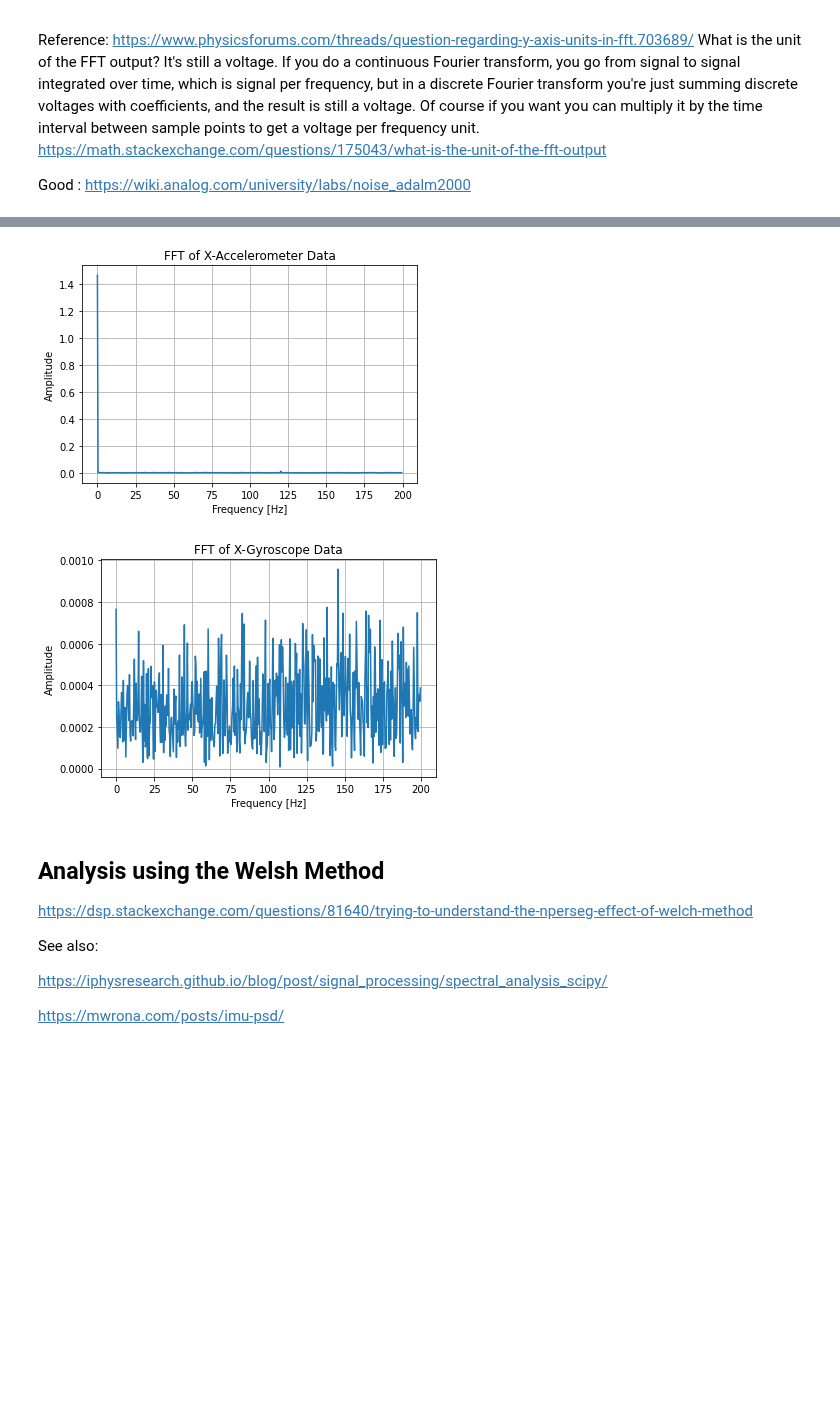
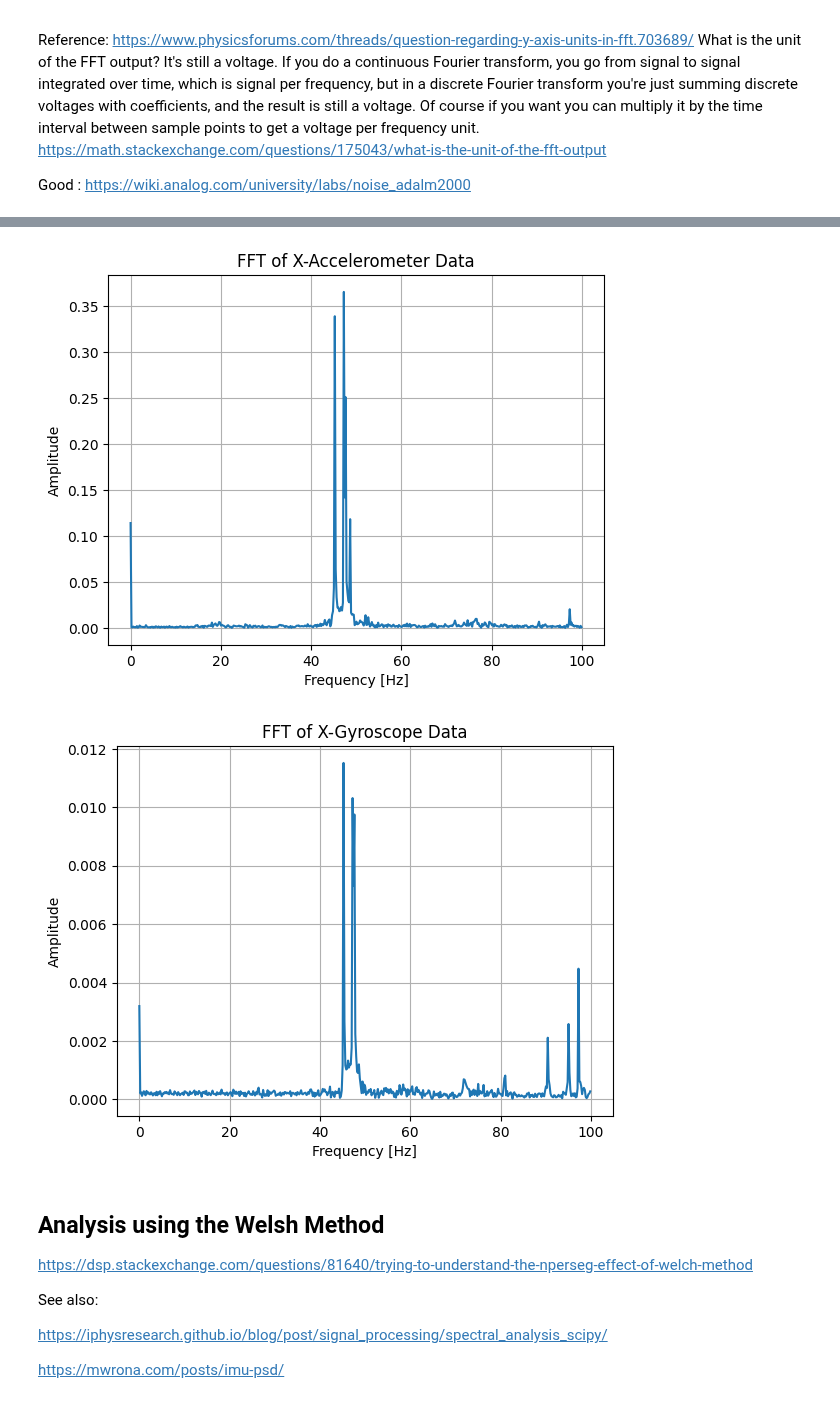
Before and after one commit to diplodocuslongus/depthai2know, a Jupyter notebook: IMU/imu_noise_characterization.ipynb, the cells around one changed output, grey strips where cells are left out. Drawn from its saved outputs; the diff is of its cells as text; code cells hidden in the pictures; blank space fills up the shorter version.

```diff
--- a/IMU/imu_noise_characterization.ipynb
+++ b/IMU/imu_noise_characterization.ipynb
@@ -31,6 +31,8 @@ from scipy.optimize import curve_fit
 import scipy.stats as stats
 
 HOME = os.getenv("HOME")
+PATH2FILE = HOME + '/Data/Drones/IMU/'
+
 #CSV_FILENAME = 'imu_oakdpro_1hr_28032024.csv'
 # CSV_FILENAME = 'imu_oak_BNO086_6mn_gyroSR400_accSR500_yDown.csv'
 # CSV_FILENAME = 'oak_BNO086_6mn_gyroSR400_accSR500_level.csv'
@@ -44,8 +46,12 @@ HOME = os.getenv("HOME")
 # CSV_FILENAME = 'imu_oak_BNO086_6mn_gyroSR400_accSR500.csv'
 # CSV_FILENAME = 'imu_oak_BNO086_6mn_gyroSR100_accSR125.csv'
 # CSV_FILENAME = HOME+'/Data/Drones/IMU/imu_oak_BNO086_2hr_02042024.csv'
-CSV_FILENAME = HOME+'/Data/Drones/IMU/OAKLight_BMI270_90mn_SR250_yUp.csv'
-FS = 250 # Sample rate [Hz] # this is obtained from the measured data
+# MEAS_FILENAME_NO_EXT = 'OAKLight_BMI270_90mn_SR250_yUp'
+# MEAS_FILENAME_NO_EXT = 'OAKLight_BMI270_30mn_SR200_motorOn_29042024'
+MEAS_FILENAME_NO_EXT = 'OAKLight_BMI270_60mn_SR200_motorOn_03052024'
+# old name: 'OAKLight_BMI270_90mn_gyroSR250_accSR250_yUp'
+CSV_FILENAME = PATH2FILE + MEAS_FILENAME_NO_EXT + '.csv'
+FS = 200 # Sample rate [Hz] # this is obtained from the measured data
 NOISE_PARAM_UNIT = 'rad'
 PRECI= 2
 TYPE = "e" # e: exponential notation
@@ -55,6 +61,7 @@ DEG_2_RAD = np.pi / 180.0
 RAD_2_DEG = 180.0 / np.pi
 NBINS = 30 # number of bins for the histogram
 LOAD_SAMPLE = 'all'
+# LOAD_SAMPLE = 'start'
 # %% [markdown]
 The angular rate sensor is described by the quantities $N$ (angle random walk), $B$ (bias instability) and $K$ (rate random walk) from the IEEE Std 952. The values prescribed here approximate the properties of a Bosch SMI130 yaw rate sensor.
 # %%
@@ -535,33 +548,35 @@ print(vsd[:10],fs[:10])
 # %%
 N = len(gx)  # Number of elements
 # Compute FFTs
 freqBins = np.linspace(0, fs_actual / 2, N // 2)  # Freq. labels [Hz]
 # FFT of accelerometer data
 fax = np.fft.fft(accx)
 fay = np.fft.fft(accy)
 faz = np.fft.fft(accz)
-# fgx = np.fft.fft(gx)  # FFT of gyro data
+fgx = np.fft.fft(gx)  # FFT of gyro data
+
+
 
 # Plot x-accel. FFT
 
 plt.plot(freqBins[0:], (2 / N) * np.abs(fax[0:N // 2]))
 # plt.plot(freqBins[1:], (2 / N) * np.abs(fax[1:N // 2]))
 plt.title('FFT of X-Accelerometer Data')
 plt.xlabel('Frequency [Hz]')
 plt.ylabel('Amplitude')
 plt.grid()
 
 # Plot x-gyro. FFT
 plt.figure()
 plt.plot(freqBins, (2 / N) * np.abs(fgx[:N // 2]))
 plt.title('FFT of X-Gyroscope Data')
 plt.xlabel('Frequency [Hz]')
 plt.ylabel('Amplitude')
 plt.grid()
 plt.show()
 # %% [output]
-[figure, old version]
+[figure, new version]
-[figure, old version]
+[figure, new version]
 # %% [markdown]
 ## Analysis using the Welsh Method
 
```
Also changed, not shown: parts of 31 cells of this notebook, 10 other files.
